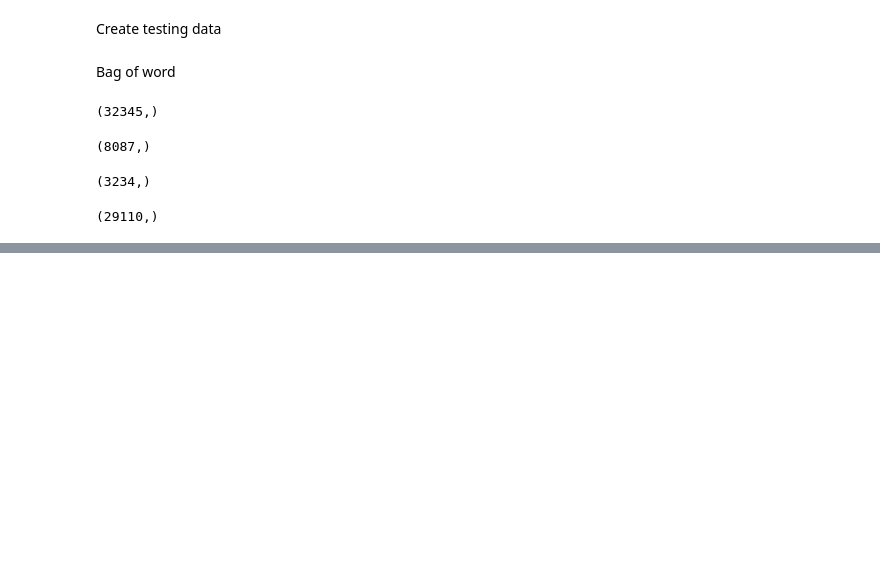
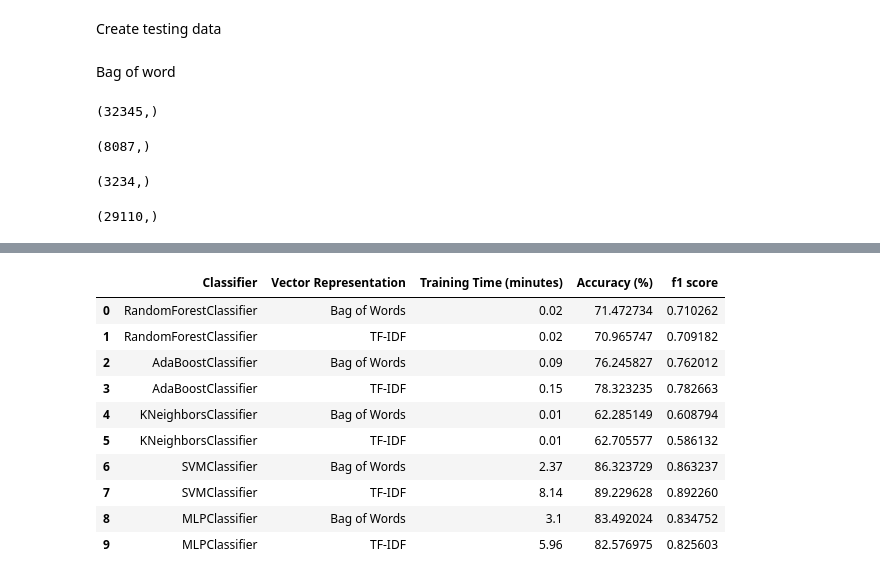
Before and after one commit to ItzCornflakez/mini-project-D7041E, a Jupyter notebook: src/miniProject.ipynb, the cells around one changed output, grey strips where cells are left out. Cells and saved outputs as stored; diff of their text form; code cells hidden in the pictures; blank space fills up the shorter version.

```diff
--- a/src/miniProject.ipynb
+++ b/src/miniProject.ipynb
@@ -382,0 +294,39 @@ df_models
+# %%
+dfModelsResult = pd.DataFrame(columns=["Classifier", "Vector Representation", "Training Time (minutes)", "Accuracy (%)", "f1 score"])
+
+resultLstBOW = []
+resultLstTFIDF = []
+for keyClassifier, i in zip(classifiersBagOfWords, range(0, len(optimalParamLstBagOfWords))):
+    pipelineBOW = Pipeline([("bagOfWords", bagOfWordsVectorizer), ("clf", classifiersBagOfWords[keyClassifier])])
+    pipelineBOW.set_params(**optimalParamLstBagOfWords[i])
+    startTrainingTime = time.time()
+    pipelineBOW.fit(trainData,trainLabels)
+    stopTrainingTime = time.time()
+    predictedLabels = pipelineBOW.predict(testData)
+
+    row = {'Classifier': keyClassifier,
+        'Vector Representation': "Bag of Words",
+        "Training Time (minutes)": format(round((stopTrainingTime-startTrainingTime)/60,2)),
+        "Accuracy (%)": np.mean(predictedLabels==testLabels)*100,
+        "f1 score": f1_score(testLabels, predictedLabels, average="macro")
+    }
+
+    dfModelsResult = dfModelsResult.append(row, ignore_index=True)
+    resultLstBOW.append(predictedLabels)
+
+    pipelineTFIDF = Pipeline([("tfidf", tfidfVectorizer), ("clf", classifiersTFIDF[keyClassifier])])
+    pipelineTFIDF.set_params(**optimalParamLstTFIDF[i])
+    startTrainingTime = time.time()
+    pipelineTFIDF.fit(trainData, trainLabels)
+    stopTrainingTime = time.time()
+    predictedLabels = pipelineTFIDF.predict(testData)
+
+    row = {'Classifier': keyClassifier,
+        'Vector Representation': "TF-IDF",
+        "Training Time (minutes)": format(round((stopTrainingTime-startTrainingTime)/60,2)),
+        "Accuracy (%)": np.mean(predictedLabels==testLabels)*100,
+        "f1 score": f1_score(testLabels, predictedLabels, average="macro")
+    }
+
+    dfModelsResult = dfModelsResult.append(row, ignore_index=True)
+    resultLstTFIDF.append(predictedLabels)
@@ -382,0 +351,14 @@ df_models
+# %%
+dfModelsResult
+# %% [output]
+|  | Classifier | Vector Representation | Training Time (minutes) | Accuracy (%) | f1 score |
+| 0 | RandomForestClassifier | Bag of Words | 0.02 | 71.472734 | 0.710262 |
+| 1 | RandomForestClassifier | TF-IDF | 0.02 | 70.965747 | 0.709182 |
+| 2 | AdaBoostClassifier | Bag of Words | 0.09 | 76.245827 | 0.762012 |
+| 3 | AdaBoostClassifier | TF-IDF | 0.15 | 78.323235 | 0.782663 |
+| 4 | KNeighborsClassifier | Bag of Words | 0.01 | 62.285149 | 0.608794 |
+| 5 | KNeighborsClassifier | TF-IDF | 0.01 | 62.705577 | 0.586132 |
+| 6 | SVMClassifier | Bag of Words | 2.37 | 86.323729 | 0.863237 |
+| 7 | SVMClassifier | TF-IDF | 8.14 | 89.229628 | 0.892260 |
+| 8 | MLPClassifier | Bag of Words | 3.1 | 83.492024 | 0.834752 |
+| 9 | MLPClassifier | TF-IDF | 5.96 | 82.576975 | 0.825603 |
```
Also changed, not shown: parts of 22 cells of this notebook.
